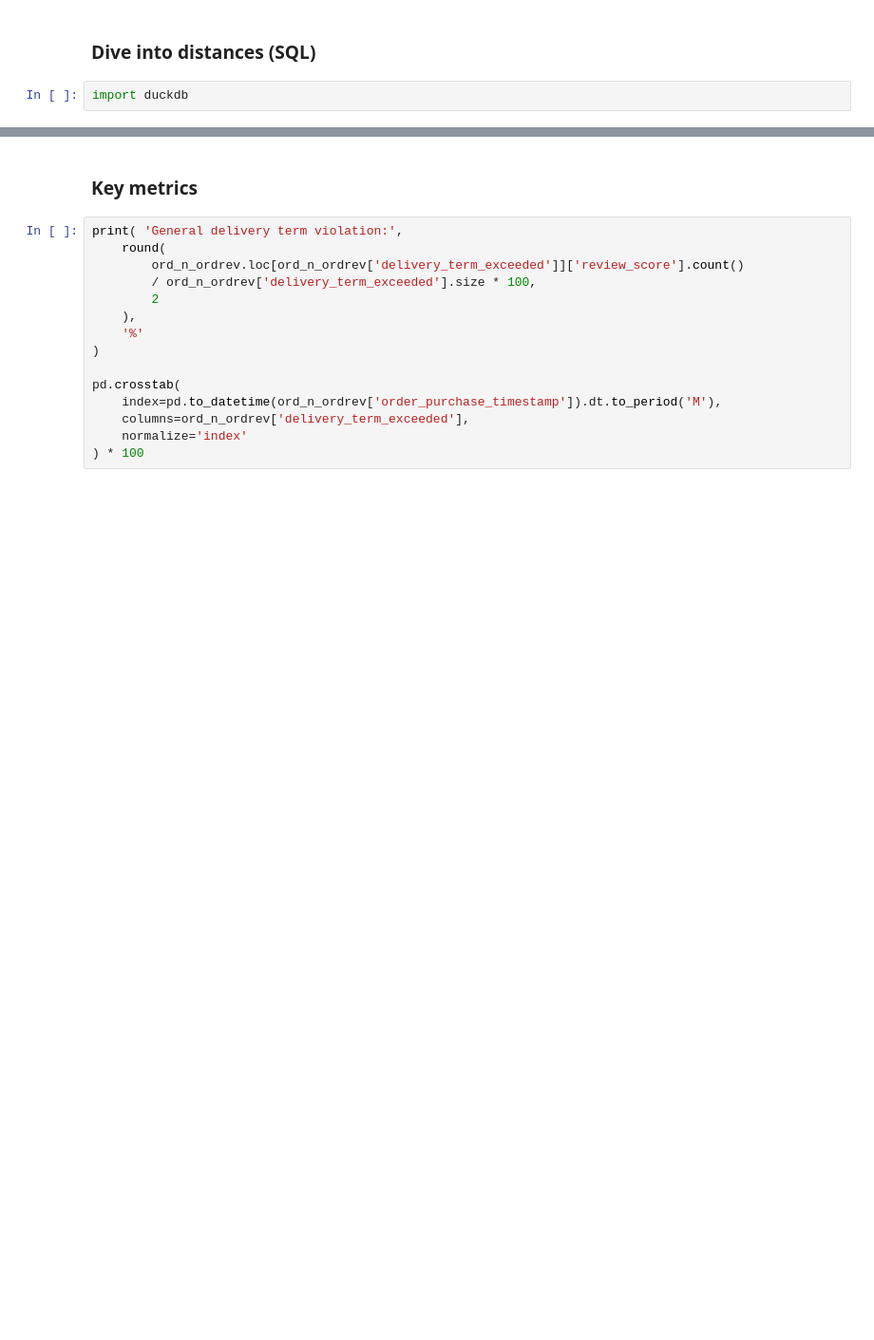
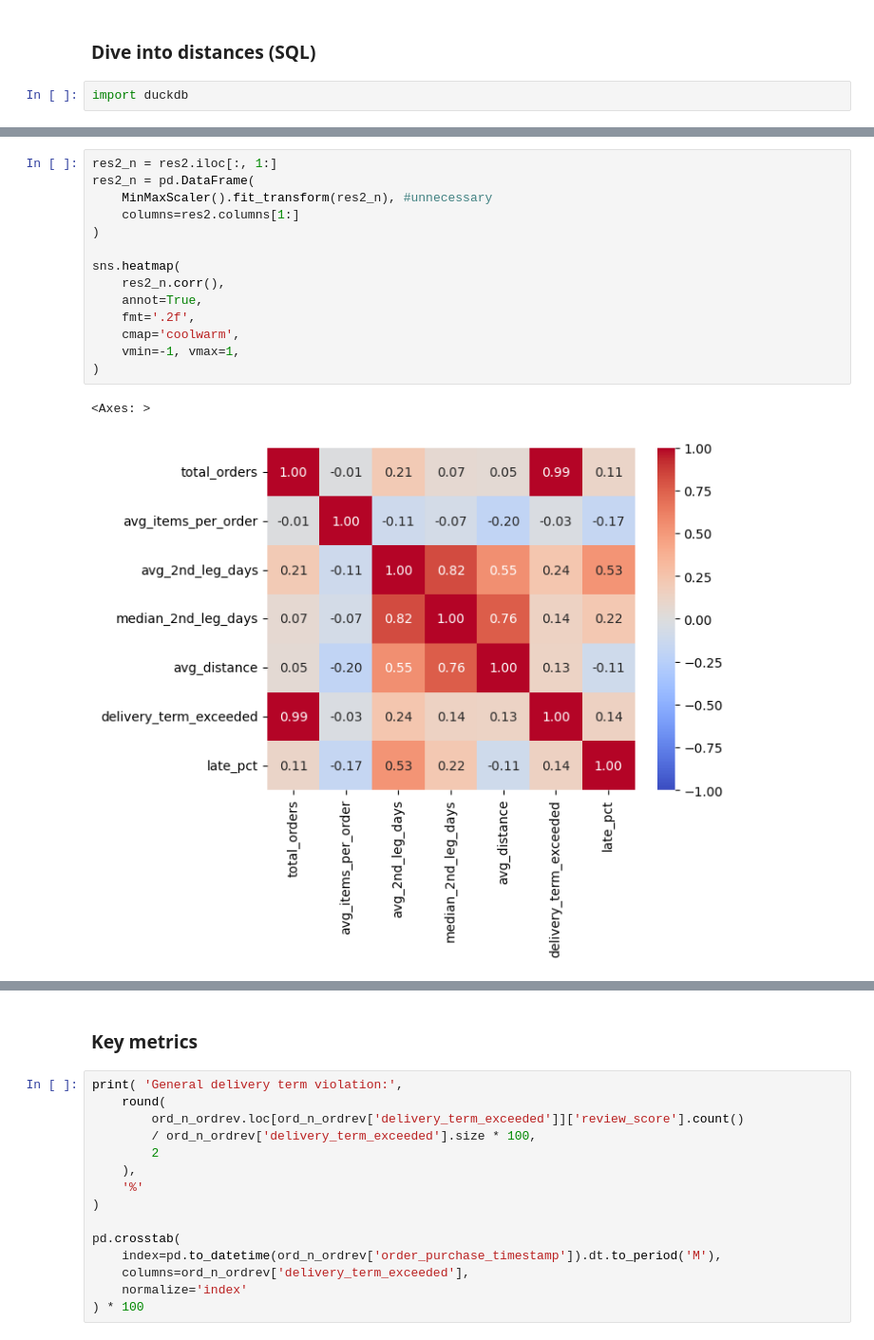
Before and after one commit to YehorI/test_task_2, a Jupyter notebook: test.ipynb, the cells around one changed output, grey strips where cells are left out. Shown at 95% size. Cells and saved outputs as stored; diff of their text form; blank space fills up the shorter version.

```diff
--- a/test.ipynb
+++ b/test.ipynb
@@ -669,0 +779,17 @@ import duckdb
+# %%
+res2_n = res2.iloc[:, 1:]
+res2_n = pd.DataFrame(
+    MinMaxScaler().fit_transform(res2_n), #unnecessary
+    columns=res2.columns[1:]
+)
+
+sns.heatmap(
+    res2_n.corr(),
+    annot=True,
+    fmt='.2f',
+    cmap='coolwarm',
+    vmin=-1, vmax=1,
+)
+# %% [output]
+<Axes: >
+[figure, added]
```
Also changed, not shown: parts of 7 cells of this notebook, 3 other files.
